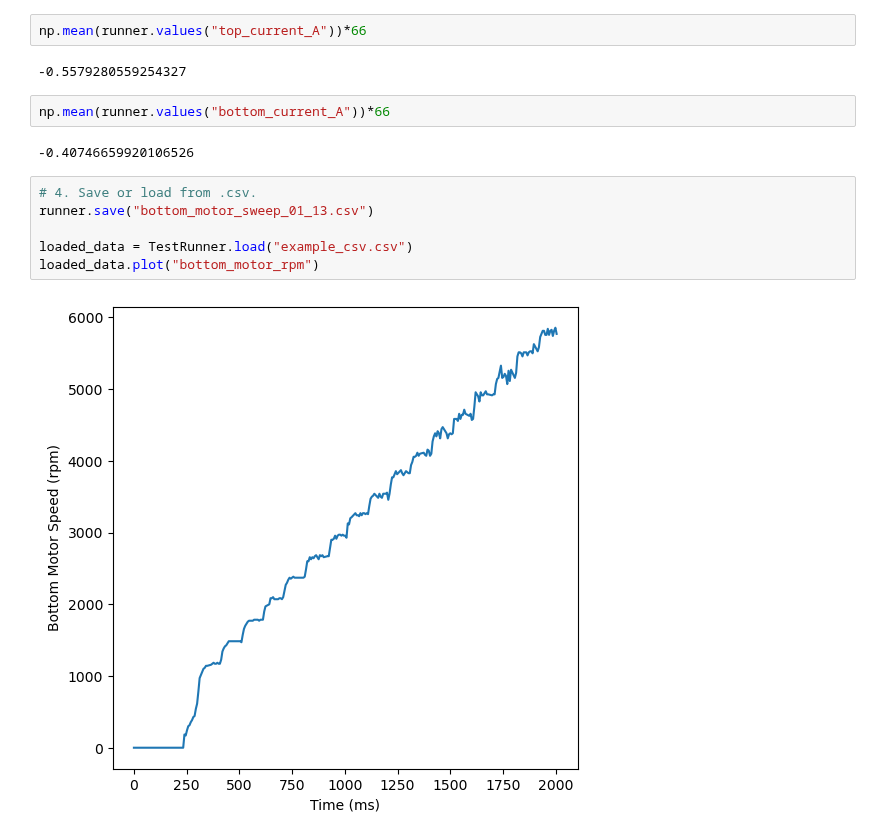
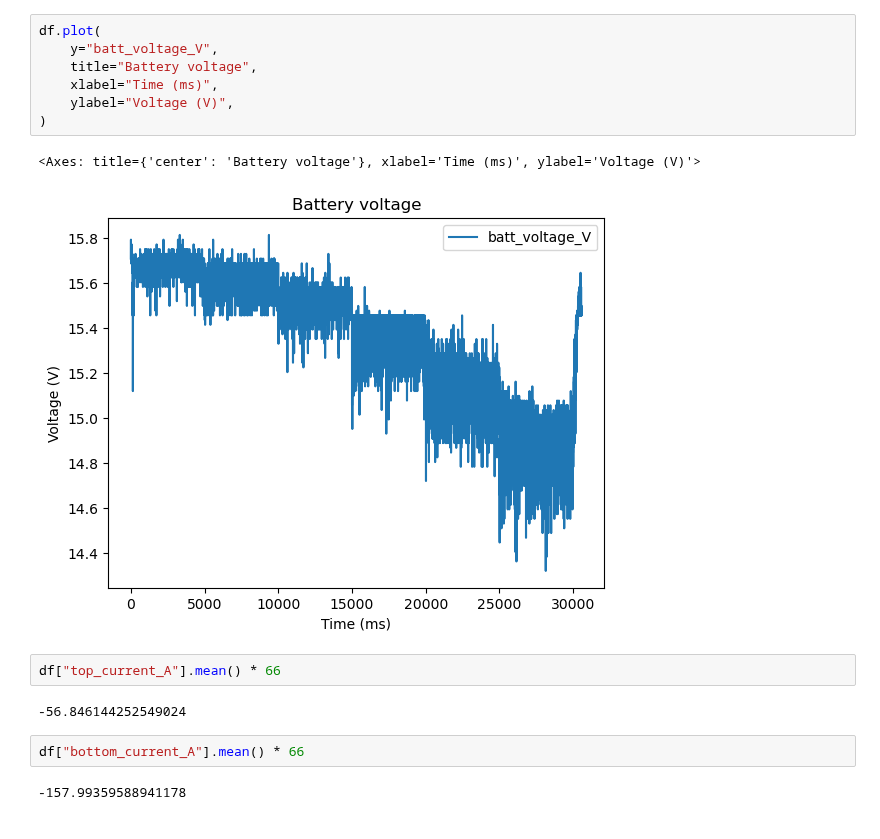
Before and after one commit to gtaharaedmonds/coaxial-drone, a Jupyter notebook: thrust_jig/test_runner/experiment.ipynb, the cells around one changed output. Cells and saved outputs as stored; diff of their text form.

```diff
--- a/thrust_jig/test_runner/experiment.ipynb
+++ b/thrust_jig/test_runner/experiment.ipynb
@@ -84,16 +62,18 @@ plt.title('Motor current at 2% throttle')
-# %%
-np.mean(runner.values("top_current_A"))*66
-# %% [output]
--0.5579280559254327
-# %%
-np.mean(runner.values("bottom_current_A"))*66
-# %% [output]
--0.40746659920106526
-# %%
-# 4. Save or load from .csv.
-runner.save("bottom_motor_sweep_01_13.csv")
-
-loaded_data = TestRunner.load("example_csv.csv")
-loaded_data.plot("bottom_motor_rpm")
-# %% [output]
-[figure, removed]
+# %%
+df.plot(
+    y="batt_voltage_V",
+    title="Battery voltage",
+    xlabel="Time (ms)",
+    ylabel="Voltage (V)",
+)
+# %% [output]
+<Axes: title={'center': 'Battery voltage'}, xlabel='Time (ms)', ylabel='Voltage (V)'>
+[figure, added]
+# %%
+df["top_current_A"].mean() * 66
+# %% [output]
+-56.846144252549024
+# %%
+df["bottom_current_A"].mean() * 66
+# %% [output]
+-157.99359588941178
```
Also changed, not shown: parts of 8 cells of this notebook, 6 other files.
